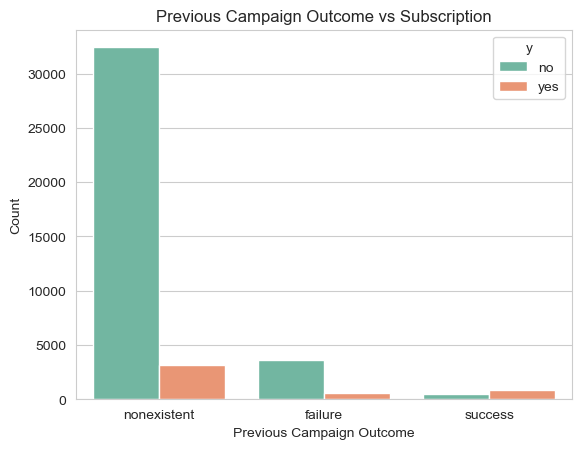
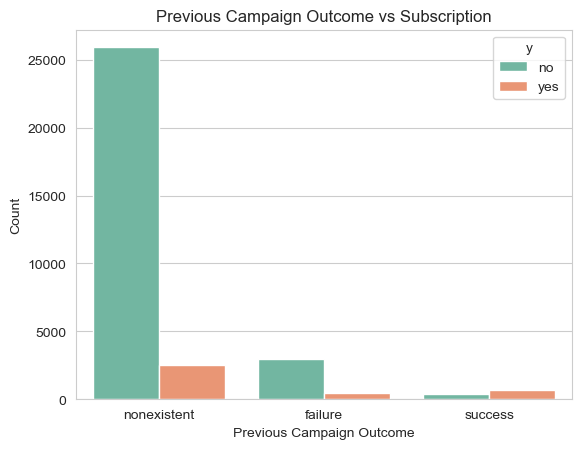
The change to this notebook cell's code, shown as a diff; its figure went from the first image to the second:
--- before
+++ after
@@ -1,3 +1,3 @@
-sns.countplot(data=df, x="poutcome", hue="y", palette="Set2")
+sns.countplot(data=train_df, x="poutcome", hue="y", palette="Set2")
 
 plt.title("Previous Campaign Outcome vs Subscription")

Commit: started preprocessing.py - pending categorical_transformer